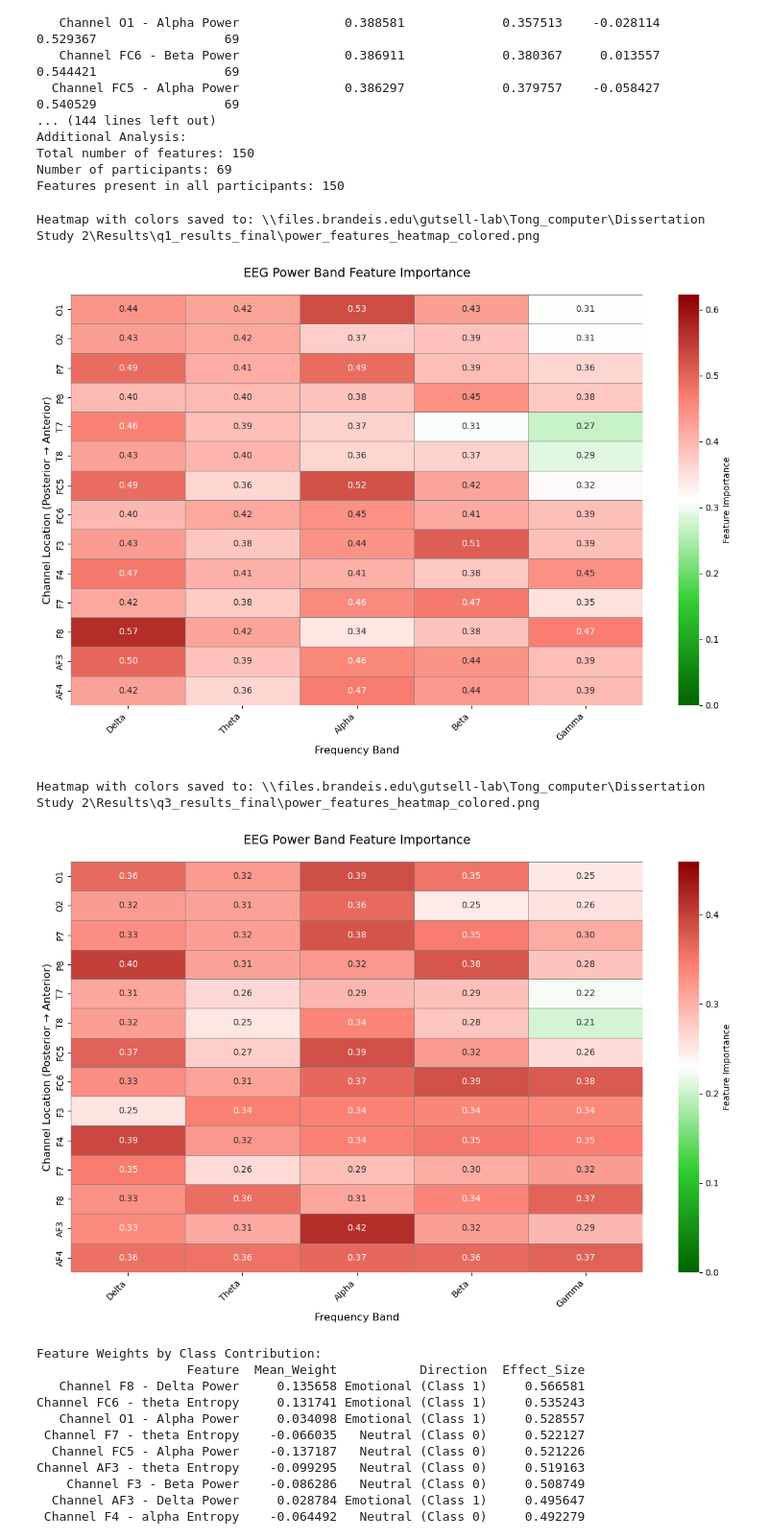
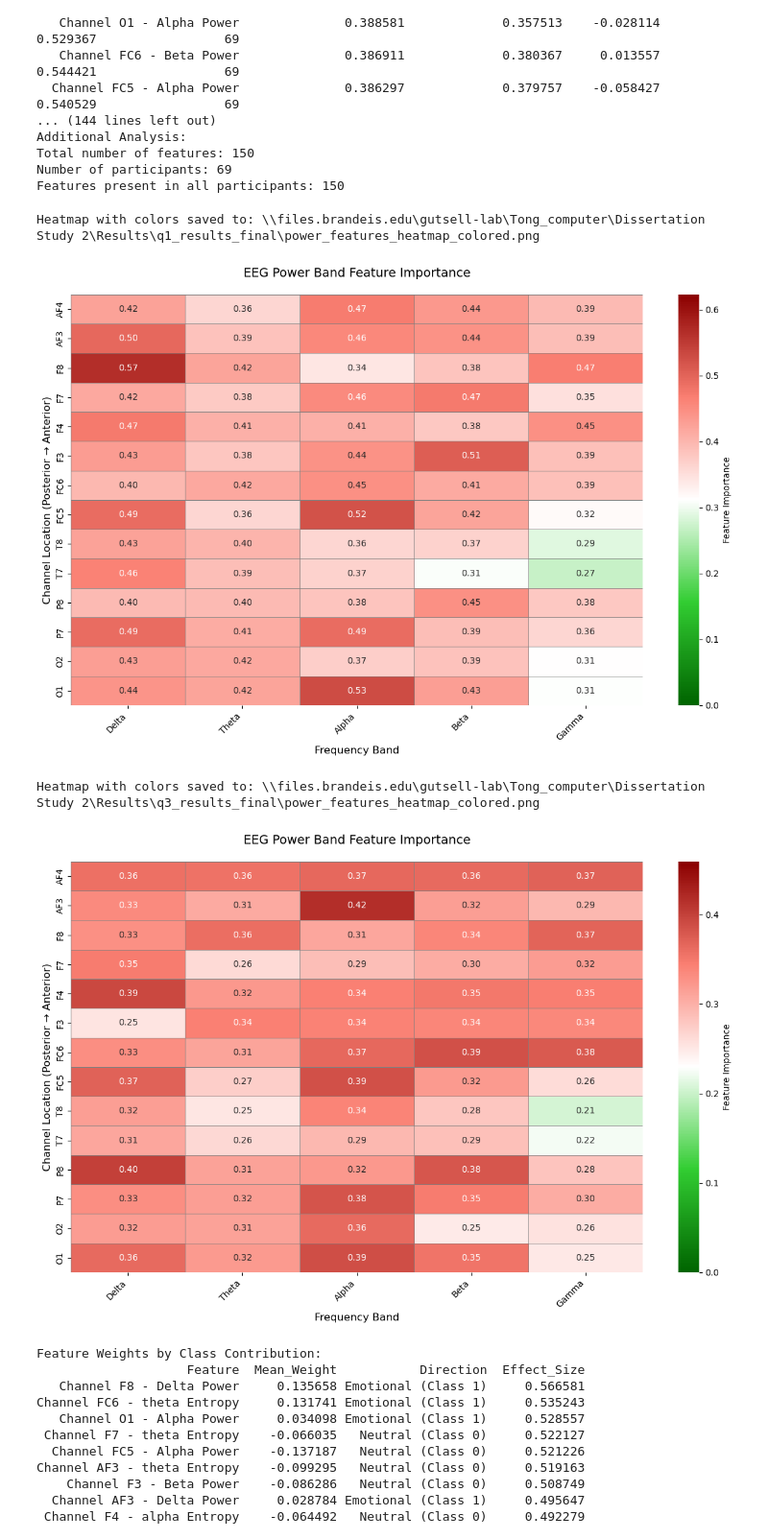
Before and after one commit to oliviaL2022/video-induced-emotion-prediction, a Jupyter notebook: Machine Learning Scripts/Study2_Prediction_model_within_subjects_v7.ipynb, the cells around one changed output. Shown at 96% size. Cells and saved outputs as stored; diff of their text form; code cells hidden in the pictures.

```diff
--- a/Machine Learning Scripts/Study2_Prediction_model_within_subjects_v7.ipynb
+++ b/Machine Learning Scripts/Study2_Prediction_model_within_subjects_v7.ipynb
@@ -780,9 +780,9 @@ import numpy as np
 from matplotlib.colors import LinearSegmentedColormap
 
 # Load your data
-weights_path = r"\\files.brandeis.edu\gutsell-lab\Tong_computer\Dissertation Study 2\Results\q1_results_final\average_feature_importance_q1_y_original_with_channels.csv"
+weights_path = r"\\...lab server path...\Results\q1_results_final\average_feature_importance_q1_y_original_with_channels.csv"
 all_weights_df = pd.read_csv(weights_path)
-
+output_dir = r"\\...lab server path...\Results\q1_results_final"
 # Filter for power features
 power_features = all_weights_df[
     all_weights_df['Feature'].str.contains('Power') &
@@ -800,8 +800,10 @@ power_features[['Channel', 'Band']] = power_features['Feature'].apply(
     lambda x: pd.Series(extract_components(x)))
 
 # Define proper ordering
-channel_order = ['O1', 'O2', 'P7', 'P8', 'T7', 'T8',
-                'FC5', 'FC6', 'F3', 'F4', 'F7', 'F8', 'AF3', 'AF4']
+channel_order = ['AF4', 'AF3', 'F8', 'F7', 'F4', 'F3',
+                 'FC6', 'FC5', 'T8', 'T7', 'P8', 'P7',
+                 'O2', 'O1']
+
 band_order = ['Delta', 'Theta', 'Alpha', 'Beta', 'Gamma']
 
 # Create pivot table
@@ -845,7 +847,7 @@ print(f"Heatmap with colors saved to: {output_path}")
 plt.show()
 # %% [output]
 Heatmap with colors saved to: \\files.brandeis.edu\gutsell-lab\Tong_computer\Dissertation Study 2\Results\q1_results_final\power_features_heatmap_colored.png
-[figure, old version]
+[figure, new version]
 # %%
 ################ q3
 ###### Making a heatmap version1: features for both classes
@@ -857,9 +859,9 @@ import numpy as np
 from matplotlib.colors import LinearSegmentedColormap
 
 # Load your data
-weights_path = r"\\files.brandeis.edu\gutsell-lab\Tong_computer\Dissertation Study 2\Results\q3_results_final\average_feature_importance_q3_y_original_with_channels.csv"
+weights_path = r"\\...lab server path...\Results\q3_results_final\average_feature_importance_q3_y_original_with_channels.csv"
 all_weights_df = pd.read_csv(weights_path)
-
+output_dir = r"\\...lab server path...\Results\q3_results_final"
 # Filter for power features
 power_features = all_weights_df[
     all_weights_df['Feature'].str.contains('Power') &
@@ -877,8 +879,9 @@ power_features[['Channel', 'Band']] = power_features['Feature'].apply(
     lambda x: pd.Series(extract_components(x)))
 
 # Define proper ordering
-channel_order = ['O1', 'O2', 'P7', 'P8', 'T7', 'T8',
-                'FC5', 'FC6', 'F3', 'F4', 'F7', 'F8', 'AF3', 'AF4']
+channel_order = ['AF4', 'AF3', 'F8', 'F7', 'F4', 'F3',
+                 'FC6', 'FC5', 'T8', 'T7', 'P8', 'P7',
+                 'O2', 'O1']
 band_order = ['Delta', 'Theta', 'Alpha', 'Beta', 'Gamma']
 
 # Create pivot table
@@ -895,34 +898,34 @@ plt.figure(figsize=(12, 8), facecolor='white')
 ax = plt.gca()
 ax.set_facecolor('white')
 
 # Plot heatmap with colors
 sns.heatmap(
     pivot_df,
     cmap=cmap,
     annot=True,
     fmt=".2f",
     linewidths=0.5,
     linecolor='gray',
     cbar_kws={'label': 'Feature Importance'},
     vmin=0,
     vmax=pivot_df.max().max() * 1.1  # Slightly above max value
 )
 
 # Formatting
 plt.title('EEG Power Band Feature Importance', pad=20, fontsize=14)
 plt.xlabel('Frequency Band', fontsize=12)
 plt.ylabel('Channel Location (Posterior → Anterior)', fontsize=12)
 plt.xticks(rotation=45, ha='right')
 plt.tight_layout()
 
 # Save and show
 output_path = os.path.join(output_dir, "power_features_heatmap_colored.png")
 plt.savefig(output_path, dpi=300, bbox_inches='tight', facecolor='white')
 print(f"Heatmap with colors saved to: {output_path}")
 plt.show()
 # %% [output]
 Heatmap with colors saved to: \\files.brandeis.edu\gutsell-lab\Tong_computer\Dissertation Study 2\Results\q3_results_final\power_features_heatmap_colored.png
-[figure, old version]
+[figure, new version]
 # %%
 ###### q1
 ############### weights analysis version 2: class 0 and class 1 seperately
```
Also changed, not shown: parts of 16 cells of this notebook, 1 other file.
